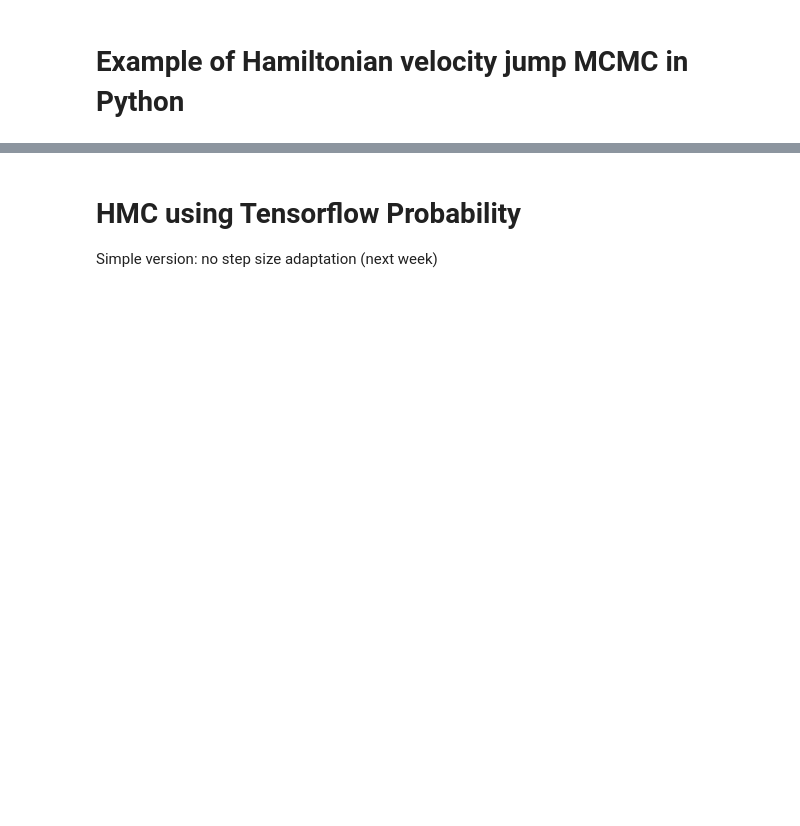
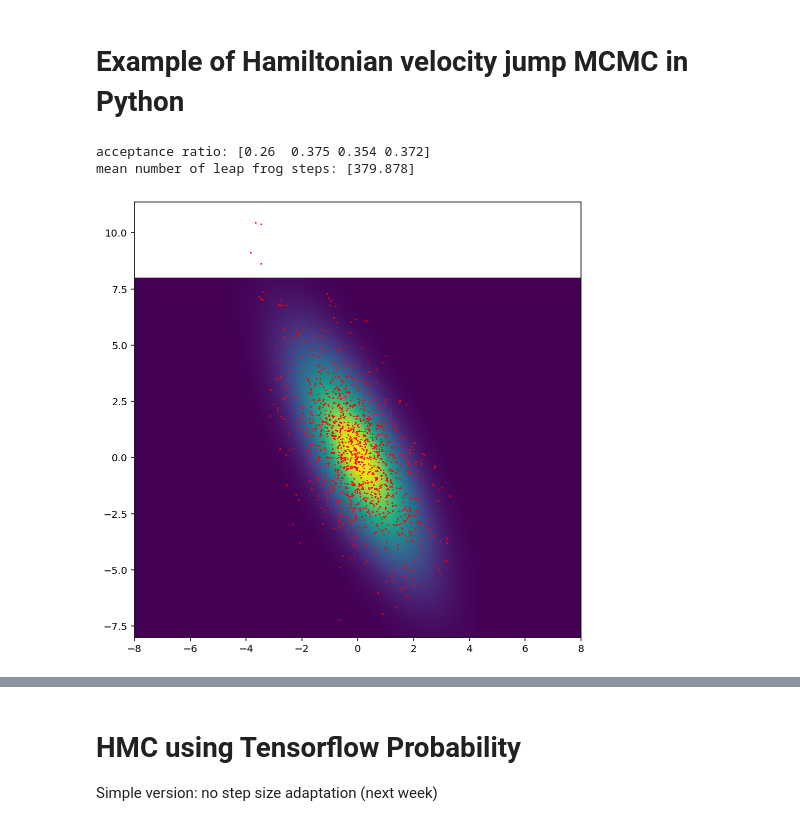
Before and after one commit to newby-jay/MATH509-Fall2022-JupyterNotebooks, a Jupyter notebook: Week 10.ipynb, the cells around one changed output, grey strips where cells are left out. Saved outputs shown, nothing was run; the diff lists cells and outputs as text; code cells hidden in the pictures; blank space fills up the shorter version.

```diff
--- a/Week 10.ipynb
+++ b/Week 10.ipynb
@@ -554,6 +607,7 @@ This might not be a big problem for our 2D example, but it will become an issue
 \end{align*}
 # %%
 def H(x, p):
+    """Hamiltonian"""
     return -L(x) + 0.5*(p**2).sum(axis=-1)
 # %% [markdown]
 # Leap-Frog integrator (finite difference method)
@@ -565,6 +619,28 @@ For $k=1,2, \ldots, K$:
 x_{k+1} &= x_k + \Delta t \hat{p}_k, \\
 \hat{p}_{k+1} &= \hat{p}  + \Delta t \nabla L (x_{k+1}).
 \end{align}
+# %%
+A = array([
+    [0.8, 0.05],
+    [0.7, 0.5]])
+# A = eye(2)
+
+
+M = A.T@A ## gives me a positive definite matrix for the covariance
+def L(_x):
+    """Random quadratic form. Input _x assumes rightmost dimension is size 2"""
+    xT = _x[..., None, :]
+    x = _x[..., None]
+    return -0.5*(xT@M@x)[..., 0, 0]
+
+def gradL(x):
+    """The exact gradient of a quadratic form"""
+    return -(A@x[..., None])[..., 0]
+
+x = linspace(-8, 8, 200)
+y = x
+X, Y = meshgrid(x, y)
+Z = L(stack([X, Y], 2))
 # %%
 K = 200
 dt = 0.1
@@ -647,35 +729,43 @@ for n in arange(Nsteps-1):
     p0 = normal(0, 1, [Nchains, 2])
     p = p0.copy()
     x0 = Xchain[n, ...]
     x = x0.copy()
     tau = -log(rand(1))/lam ## generate an exponential RV for time
     K = tau//dt
     Kmean += K
 
     ## forward Euler
     # for k in arange(K):
-        #gL = gradL(x)
-        #x += dt*p
-        #p += dt*gL
+    #     gL = gradL(x)
+    #     x += dt*p
+    #     p += dt*gL
 
     ## Leap Frog
     p += 0.5*dt*gradL(x)
     for k in arange(K):
         x += dt*p
         p += dt*gradL(x)
+
+    pMH = exp(H(x0, p0) - H(x, p))
+    u = rand(Nchains)
+
 
     log_p_MH = H(x0, p0) - H(x, p)
     probs[n, :] = exp(log_p_MH)
     u = rand(Nchains)
     chi = 1.*(log(u) < log_p_MH)
     # chi = 1.*(u < exp(log_p_MH))
     acceptances[n+1, :] = chi
     Xchain[n+1, ...] = x0*(1 - chi[:, None]) + x*chi[:, None]
 
 figure(1, [8, 8])
 pcolor(X, Y, exp(Z))
 plot(Xchain[..., 0].flatten(), Xchain[..., 1].flatten(), 'r.', ms=1)
 print('acceptance ratio:', acceptances.sum(axis=0)/Nsteps)
 print('mean number of leap frog steps:', Kmean/Nsteps)
+# %% [output]
+acceptance ratio: [0.26  0.375 0.354 0.372]
+mean number of leap frog steps: [379.878]
+[figure, added]
 # %%
 tfp.mcmc.effective_sample_size(Xchain)
```
Also changed, not shown: parts of 16 cells of this notebook.
